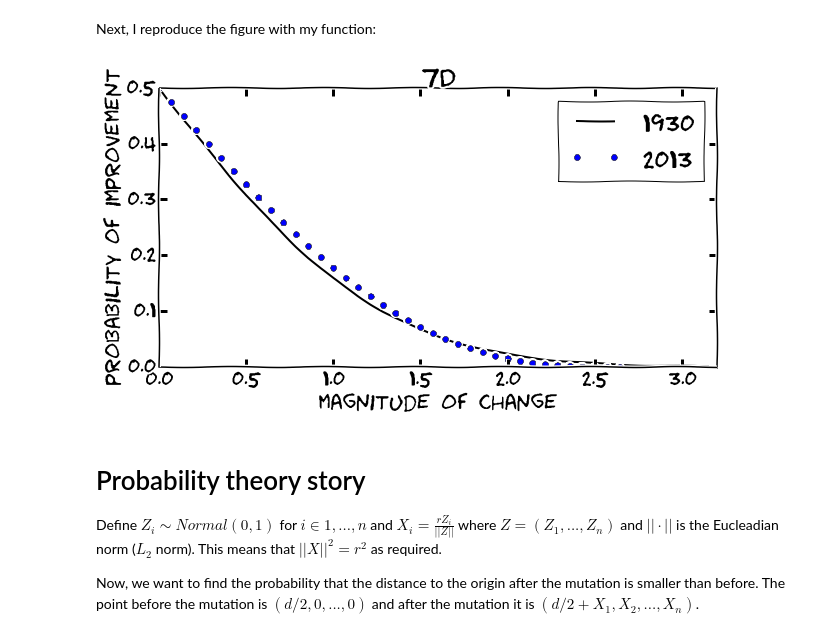
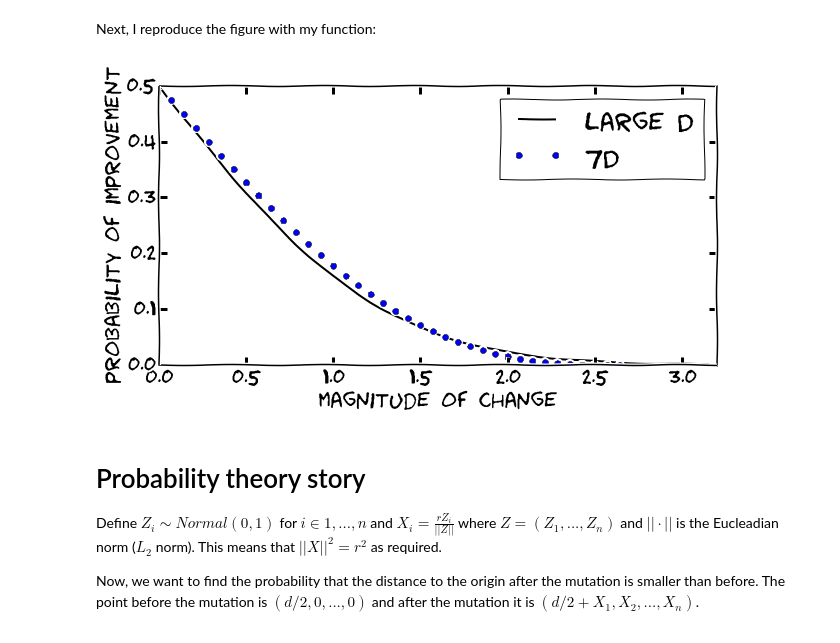
Before and after one commit to yoavram/ipython-notebooks, a Jupyter notebook: FGM explained.ipynb, the cells around one changed output. Cells and saved outputs as stored; diff of their text form; code cells hidden in the pictures.

```diff
--- a/FGM explained.ipynb
+++ b/FGM explained.ipynb
@@ -348,16 +349,15 @@ full_p_x = lambda x,n: 0.5 * betainc((n-1)/2., 0.5, 1 - x**2/n)
 full_ps_x = [full_p_x(x, n) for x in xs]
 # %%
 figsize(10,5)
-plt.plot(xs, fisher_ps,'k',label='1930');
-plt.plot(xs, full_ps_x,'ob',label='2013');
+plt.plot(xs, fisher_ps,'k',label='large D');
+plt.plot(xs, full_ps_x,'ob',label='7D');
 xlim((0,max_x))
 ylim((0,0.5))
 ylabel("probability of improvement")
 xlabel(u"magnitude of change")
-title("%dD" % n)
 legend();
 # %% [output]
-[figure, old version]
+[figure, new version]
 # %% [markdown]
 # Probability theory story
 
```
Also changed, not shown: parts of 2 cells of this notebook, 5 other files.
